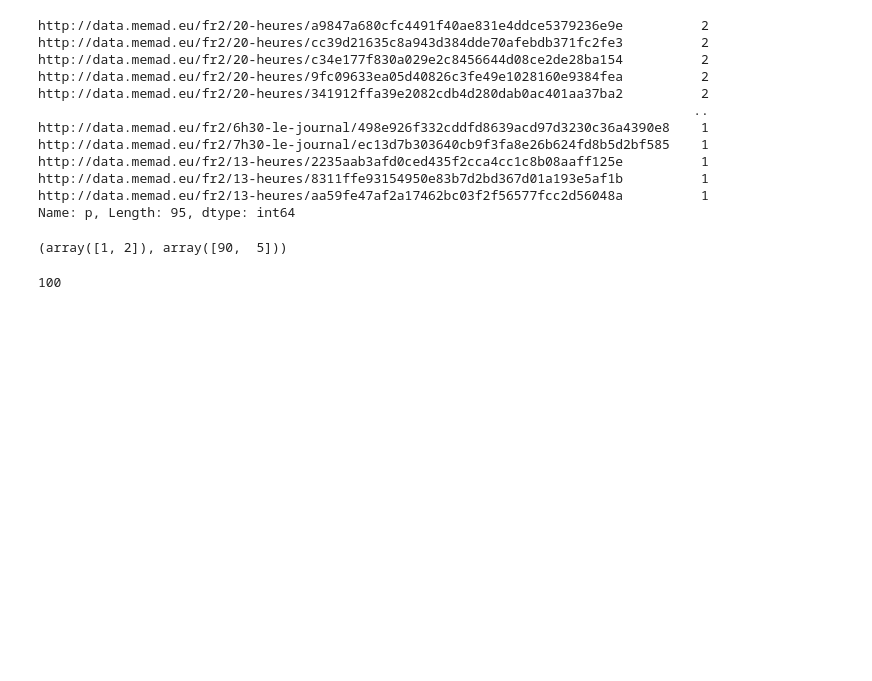
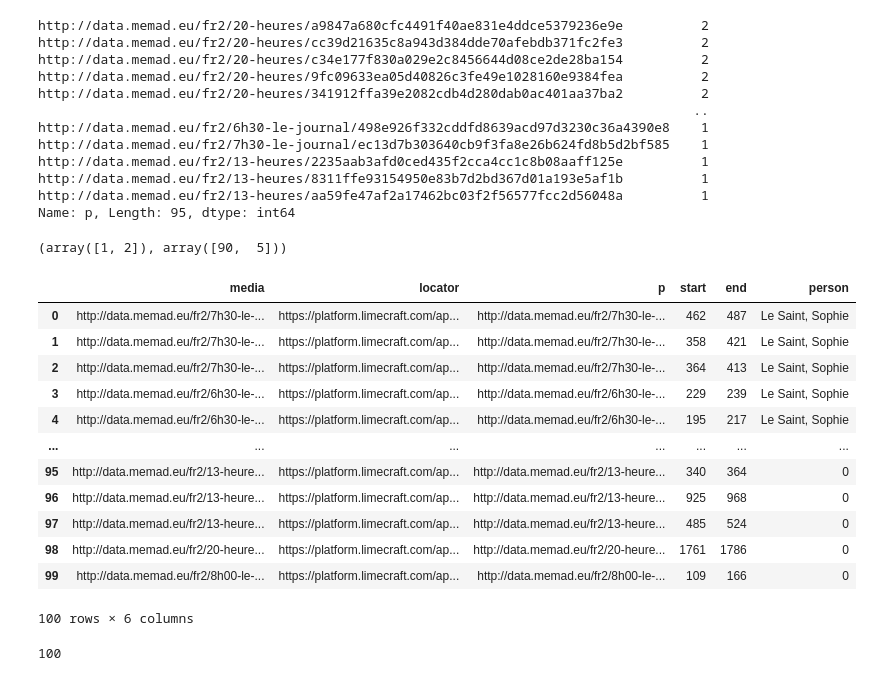
Before and after one commit to D2KLab/FaceRec, a Jupyter notebook: evaluation/ground_truth_memad.ipynb, the cells around one changed output. Saved outputs shown, nothing was run; the diff lists cells and outputs as text; code cells hidden in the pictures; blank space fills up the shorter version.

```diff
--- a/evaluation/ground_truth_memad.ipynb
+++ b/evaluation/ground_truth_memad.ipynb
@@ -432,7 +432,23 @@ np.unique(df_dataset['p'].value_counts().to_list(), return_counts=True)
 # %% [output]
 (array([1, 2]), array([90,  5]))
 # %%
-df_dataset.to_csv('dataset_memad.csv', index=False)
+# df_dataset.to_csv('dataset_memad.csv', index=False)
+df_dataset = pd.read_csv('dataset_memad.csv')
+df_dataset
+# %% [output]
+|  | media | locator | p | start | end | person |
+| 0 | http://data.memad.eu/fr2/7h30-le-... | https://platform.limecraft.com/ap... | http://data.memad.eu/fr2/7h30-le-... | 462 | 487 | Le Saint, Sophie |
+| 1 | http://data.memad.eu/fr2/7h30-le-... | https://platform.limecraft.com/ap... | http://data.memad.eu/fr2/7h30-le-... | 358 | 421 | Le Saint, Sophie |
+| 2 | http://data.memad.eu/fr2/7h30-le-... | https://platform.limecraft.com/ap... | http://data.memad.eu/fr2/7h30-le-... | 364 | 413 | Le Saint, Sophie |
+| 3 | http://data.memad.eu/fr2/6h30-le-... | https://platform.limecraft.com/ap... | http://data.memad.eu/fr2/6h30-le-... | 229 | 239 | Le Saint, Sophie |
+| 4 | http://data.memad.eu/fr2/6h30-le-... | https://platform.limecraft.com/ap... | http://data.memad.eu/fr2/6h30-le-... | 195 | 217 | Le Saint, Sophie |
+| ... | ... | ... | ... | ... | ... | ... |
+| 95 | http://data.memad.eu/fr2/13-heure... | https://platform.limecraft.com/ap... | http://data.memad.eu/fr2/13-heure... | 340 | 364 | 0 |
+| 96 | http://data.memad.eu/fr2/13-heure... | https://platform.limecraft.com/ap... | http://data.memad.eu/fr2/13-heure... | 925 | 968 | 0 |
+| 97 | http://data.memad.eu/fr2/13-heure... | https://platform.limecraft.com/ap... | http://data.memad.eu/fr2/13-heure... | 485 | 524 | 0 |
+| 98 | http://data.memad.eu/fr2/20-heure... | https://platform.limecraft.com/ap... | http://data.memad.eu/fr2/20-heure... | 1761 | 1786 | 0 |
+| 99 | http://data.memad.eu/fr2/8h00-le-... | https://platform.limecraft.com/ap... | http://data.memad.eu/fr2/8h00-le-... | 109 | 166 | 0 |
+100 rows × 6 columns
 # %%
 import json
 
```
Also changed, not shown: parts of 5 cells of this notebook, 16 other files.
